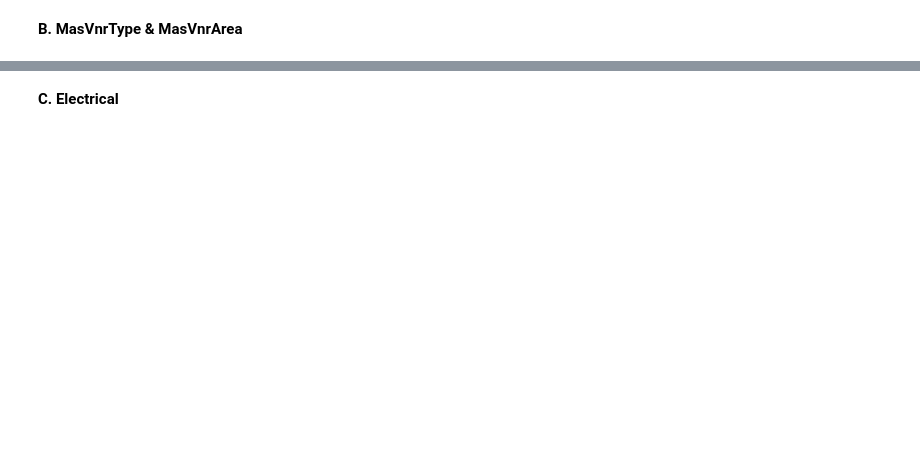
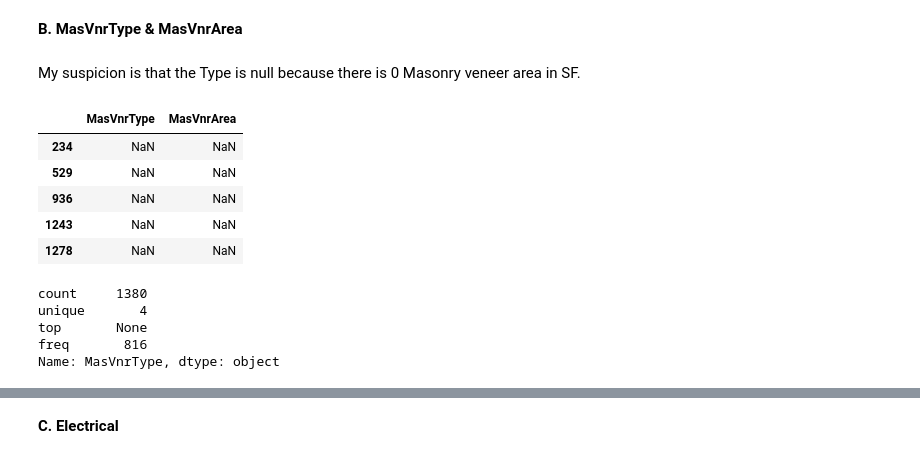
Before and after one commit to godsylla/Housing-Sales-Price-Predictions-Regression-, a Jupyter notebook: ipynb/Part01 - Ames Housing Data - Load, Inspect, Clean Data.ipynb, the cells around one changed output, grey strips where cells are left out. Cells and saved outputs as stored; diff of their text form; code cells hidden in the pictures; blank space fills up the shorter version.

```diff
--- a/ipynb/Part01 - Ames Housing Data - Load, Inspect, Clean Data.ipynb
+++ b/ipynb/Part01 - Ames Housing Data - Load, Inspect, Clean Data.ipynb
@@ -1048,2 +1103,22 @@ In applying the Tukey Method, we will now eliminate the outliers to re-examine t
 # %% [markdown]
 **B. MasVnrType & MasVnrArea**
+# %% [markdown]
+My suspicion is that the Type is null because there is 0 Masonry veneer area in SF.
+# %%
+clean_bsmt_gar_ext_dropped[(clean_bsmt_gar_ext_dropped['MasVnrType'].isnull())][['MasVnrType', 'MasVnrArea']]
+# %% [output]
+|  | MasVnrType | MasVnrArea |
+| 234 | NaN | NaN |
+| 529 | NaN | NaN |
+| 936 | NaN | NaN |
+| 1243 | NaN | NaN |
+| 1278 | NaN | NaN |
+# %%
+clean_masvnrtype = clean_bsmt_gar_ext_dropped[~clean_bsmt_gar_ext_dropped['MasVnrType'].isnull()]['MasVnrType']
+clean_masvnrtype.describe()
+# %% [output]
+count     1380
+unique       4
+top       None
+freq       816
+Name: MasVnrType, dtype: object
```
Also changed, not shown: parts of 23 cells of this notebook, 1 other file.
